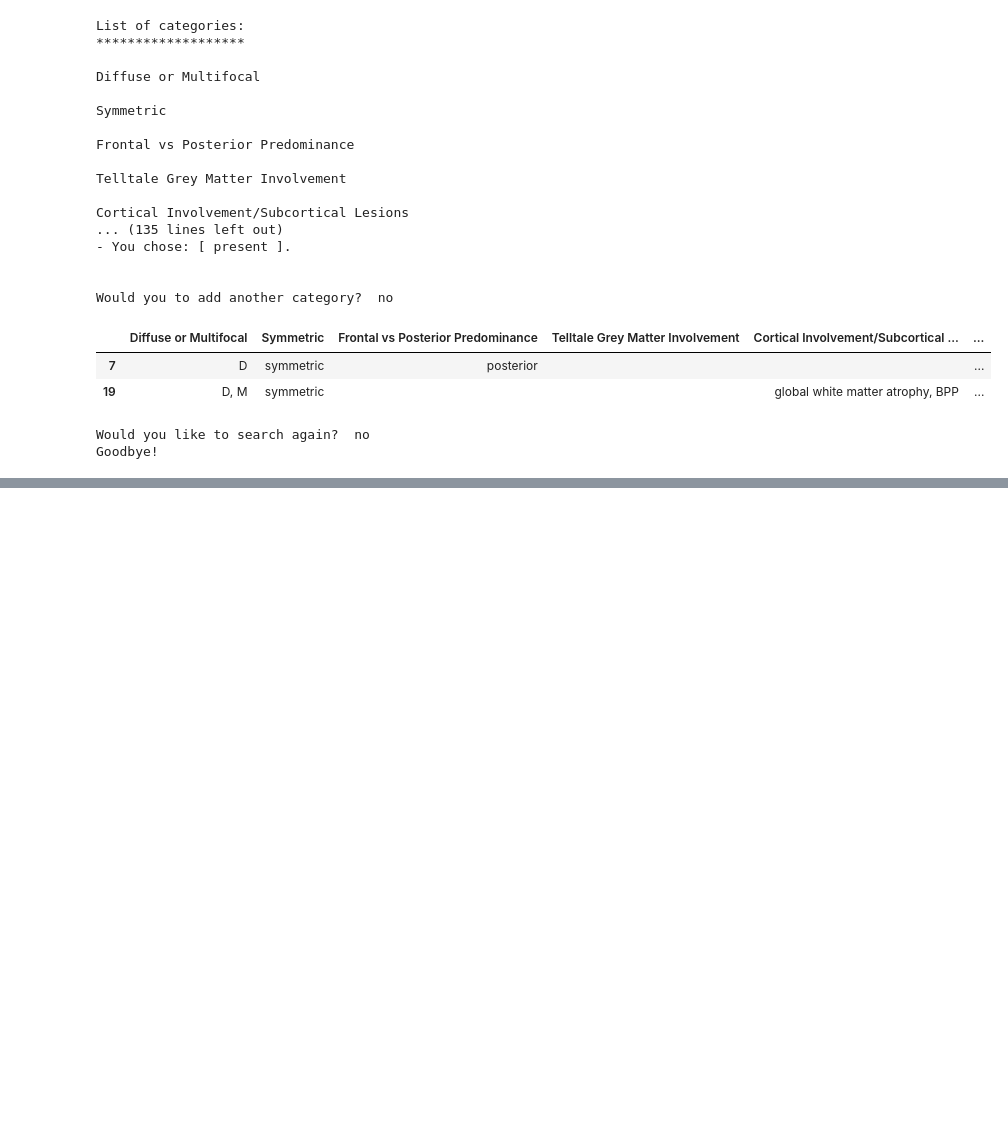
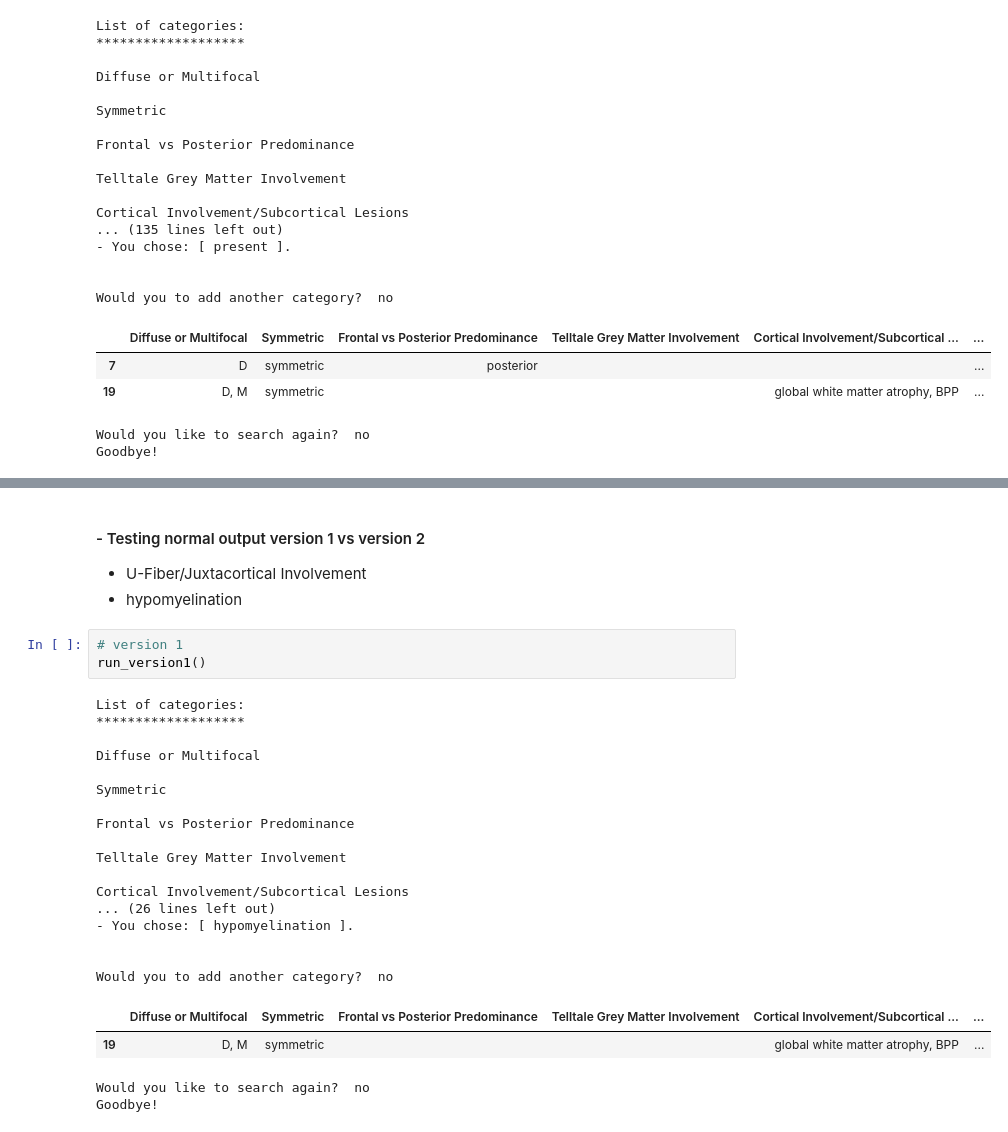
Before and after one commit to aley-1998/Imaging-based-diagnostic-algorithm-for-HSP-s-with-associated-white-matter-abnormalities., a Jupyter notebook: hsp.ipynb, the cells around one changed output, grey strips where cells are left out. Cells and saved outputs as stored; diff of their text form; blank space fills up the shorter version.

```diff
--- a/hsp.ipynb
+++ b/hsp.ipynb
@@ -378,0 +664,29 @@ Goodbye!
+# %% [markdown]
+#### - Testing normal output version 1 vs version 2
+- U-Fiber/Juxtacortical Involvement
+- hypomyelination
+# %%
+# version 1
+run_version1()
+# %% [output]
+List of categories:
+*******************
+
+Diffuse or Multifocal
+
+Symmetric
+
+Frontal vs Posterior Predominance
+
+Telltale Grey Matter Involvement
+
+Cortical Involvement/Subcortical Lesions
+... (26 lines left out)
+- You chose: [ hypomyelination ].
+
+
+Would you to add another category?  no
+|  | Diffuse or Multifocal | Symmetric | Frontal vs Posterior Predominance | Telltale Grey Matter Involvement | Cortical Involvement/Subcortical ... | ... |
+| 19 | D, M | symmetric |  |  | global white matter atrophy, BPP | ... |
+Would you like to search again?  no
+Goodbye!
```
Also changed, not shown: parts of 19 cells of this notebook.
